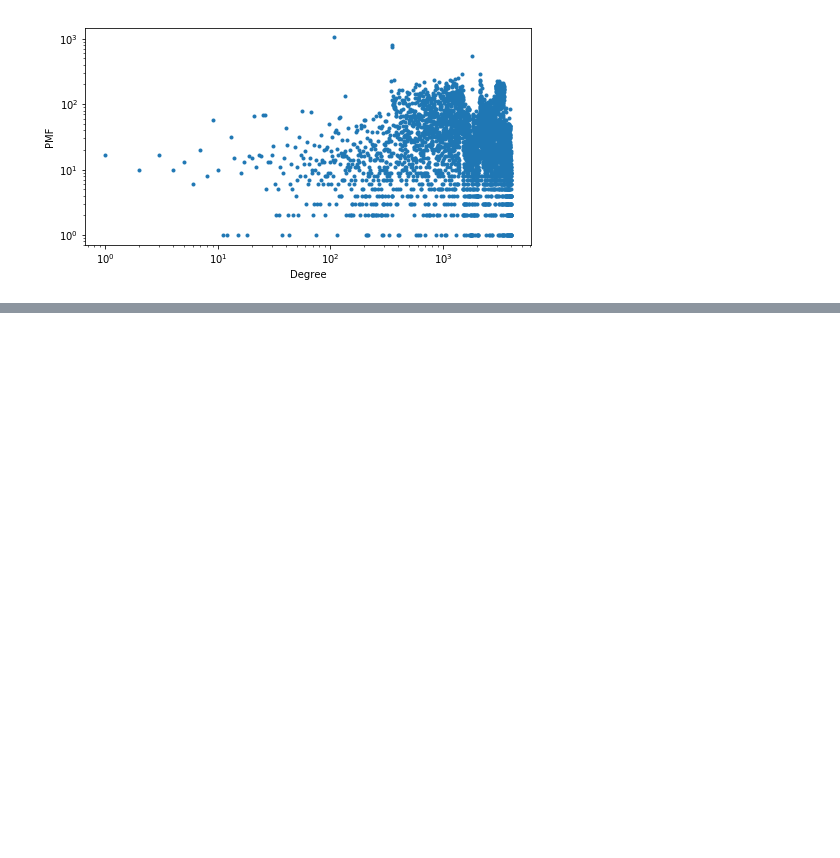
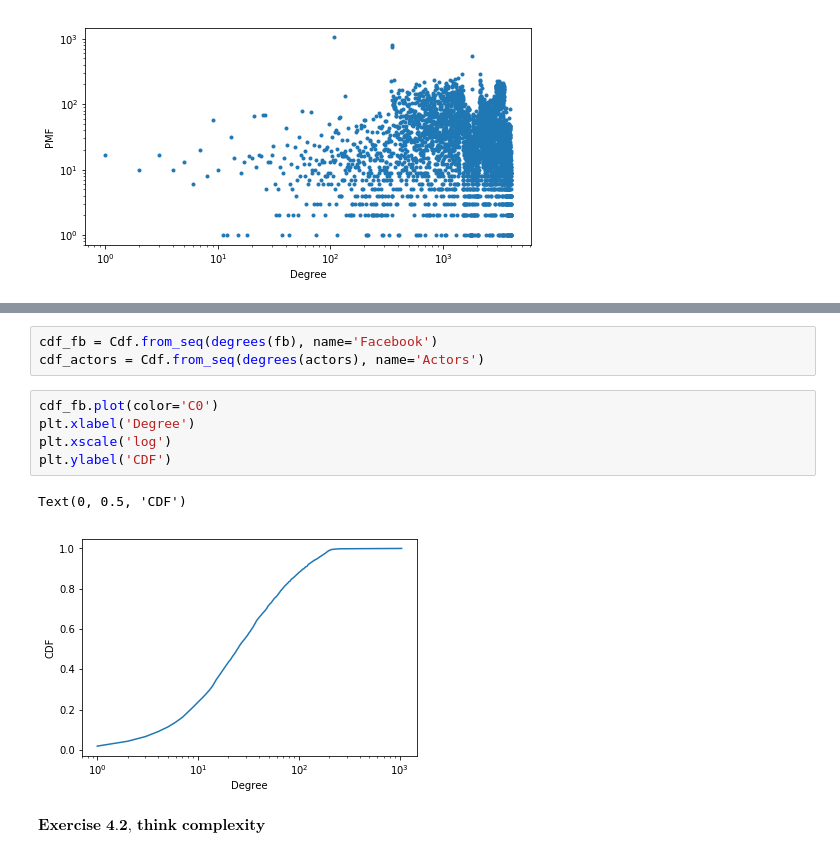
Before and after one commit to ricardotetti/Graphs, a Jupyter notebook: 4. woche.ipynb, the cells around one changed output, grey strips where cells are left out. Cells and saved outputs as stored; diff of their text form; blank space fills up the shorter version.

```diff
--- a/4. woche.ipynb
+++ b/4. woche.ipynb
@@ -86,0 +98,13 @@ plt.savefig("actors_degree_distribution")
+# %%
+cdf_fb = Cdf.from_seq(degrees(fb), name='Facebook')
+cdf_actors = Cdf.from_seq(degrees(actors), name='Actors')
+# %%
+cdf_fb.plot(color='C0')
+plt.xlabel('Degree')
+plt.xscale('log')
+plt.ylabel('CDF')
+# %% [output]
+Text(0, 0.5, 'CDF')
+[figure, added]
+# %% [markdown]
+$\textbf{Exercise 4.2, think complexity}$
```
Also changed, not shown: parts of 5 cells of this notebook.
